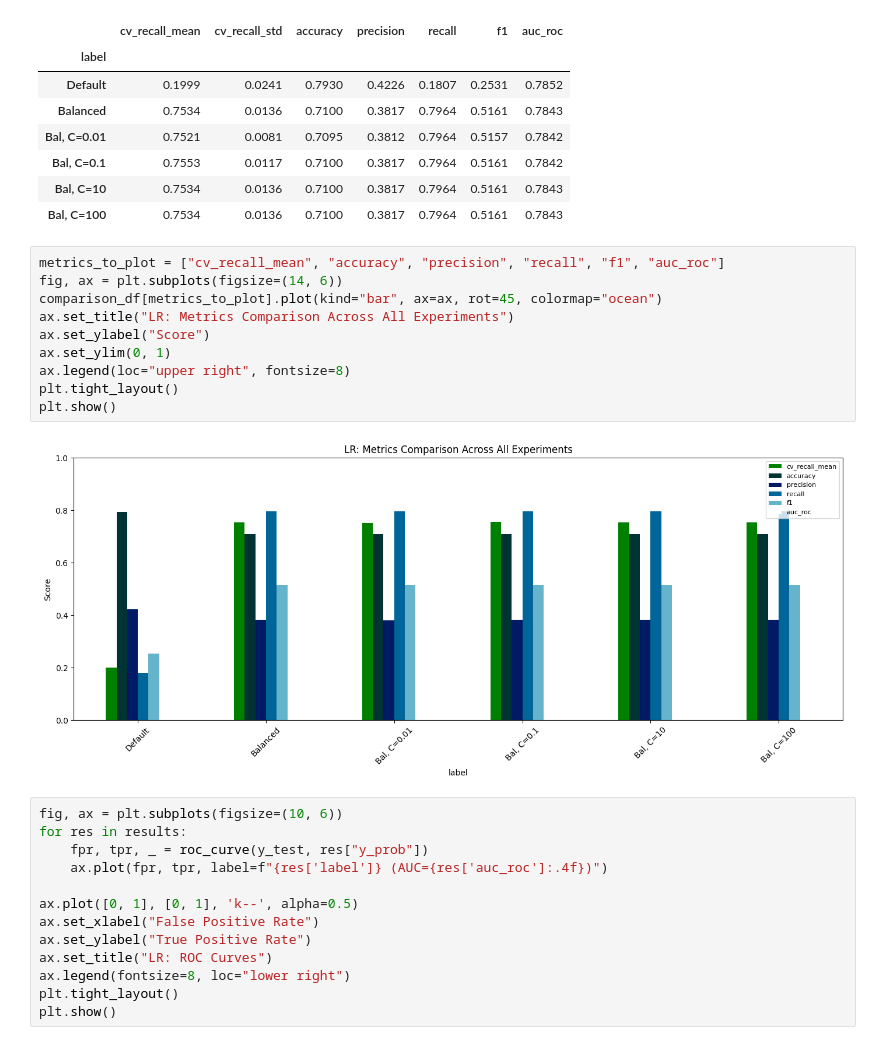
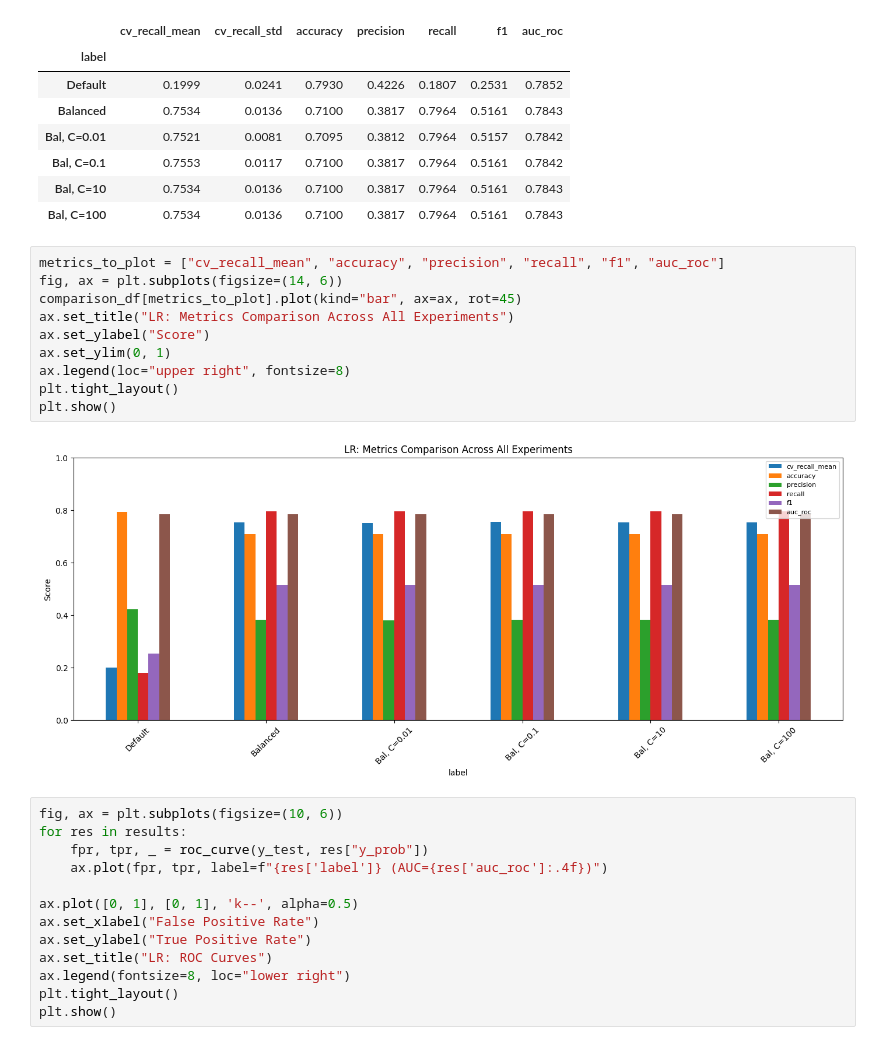
Before and after one commit to adharampal/skin-leision-detection, a Jupyter notebook: logistic_regression.ipynb, the cells around one changed output. Saved outputs shown, nothing was run; the diff lists cells and outputs as text.

```diff
--- a/logistic_regression.ipynb
+++ b/logistic_regression.ipynb
@@ -161,15 +157,15 @@ display(comparison_df[["cv_recall_mean", "cv_recall_std", "accuracy", "precision
 # %%
 metrics_to_plot = ["cv_recall_mean", "accuracy", "precision", "recall", "f1", "auc_roc"]
 fig, ax = plt.subplots(figsize=(14, 6))
-comparison_df[metrics_to_plot].plot(kind="bar", ax=ax, rot=45, colormap="ocean")
+comparison_df[metrics_to_plot].plot(kind="bar", ax=ax, rot=45)
 ax.set_title("LR: Metrics Comparison Across All Experiments")
 ax.set_ylabel("Score")
 ax.set_ylim(0, 1)
 ax.legend(loc="upper right", fontsize=8)
 plt.tight_layout()
 plt.show()
 # %% [output]
-[figure, old version]
+[figure, new version]
 # %%
 fig, ax = plt.subplots(figsize=(10, 6))
 for res in results:
```
Also changed, not shown: parts of 1 cell of this notebook, 2 other files.
